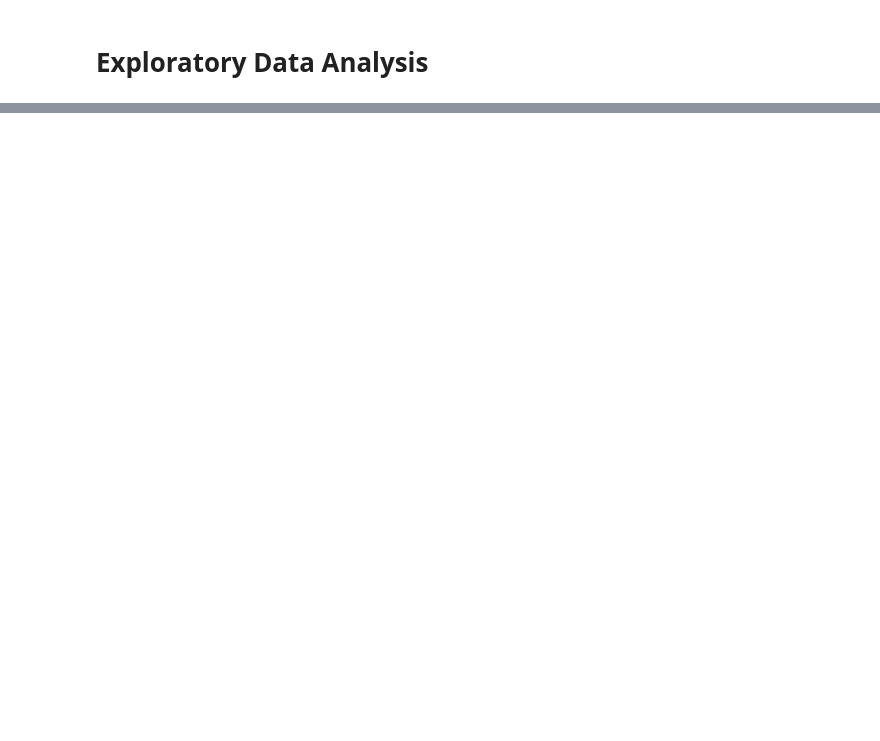
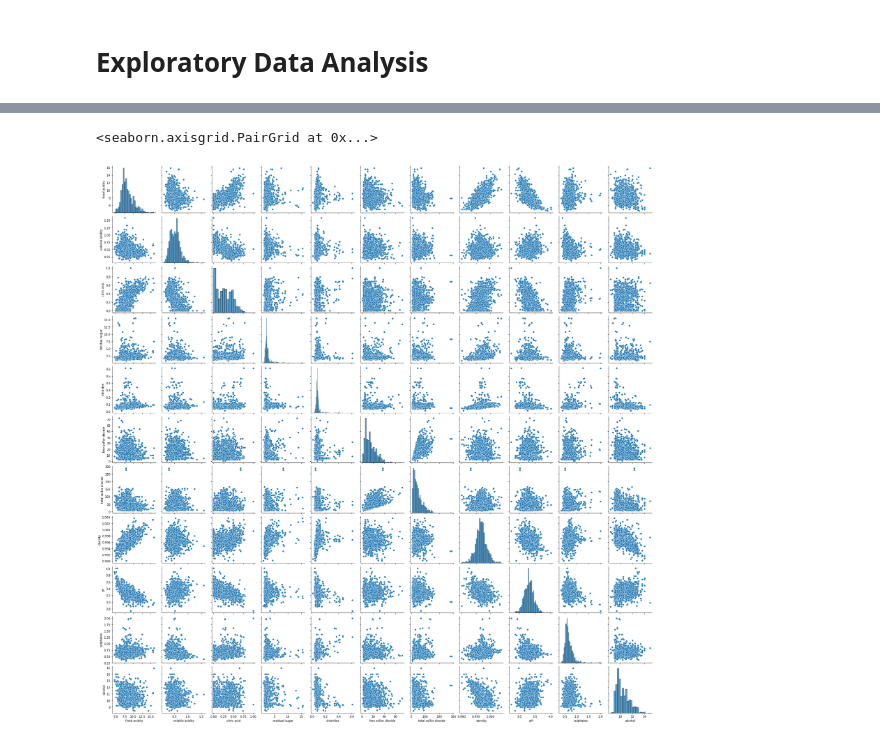
Before and after one commit to fmehmetun/GlobalAIHubMachineLearningCourse, a Jupyter notebook: Final Project/Final Project.ipynb, the cells around one changed output, grey strips where cells are left out. Cells and saved outputs as stored; diff of their text form; code cells hidden in the pictures; blank space fills up the shorter version.

```diff
--- a/Final Project/Final Project.ipynb
+++ b/Final Project/Final Project.ipynb
@@ -58,0 +110,6 @@ import matplotlib.pyplot as plt
+# %%
+# Pairplot
+sns.pairplot(df.drop(["quality"], axis=1))
+# %% [output]
+<seaborn.axisgrid.PairGrid at 0x...>
+[figure, added]
```
Also changed, not shown: parts of 45 cells of this notebook.
